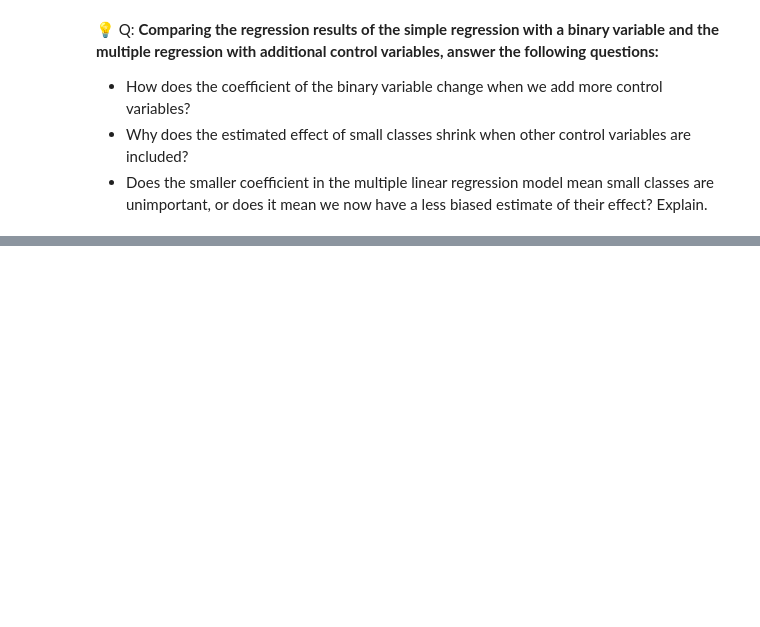
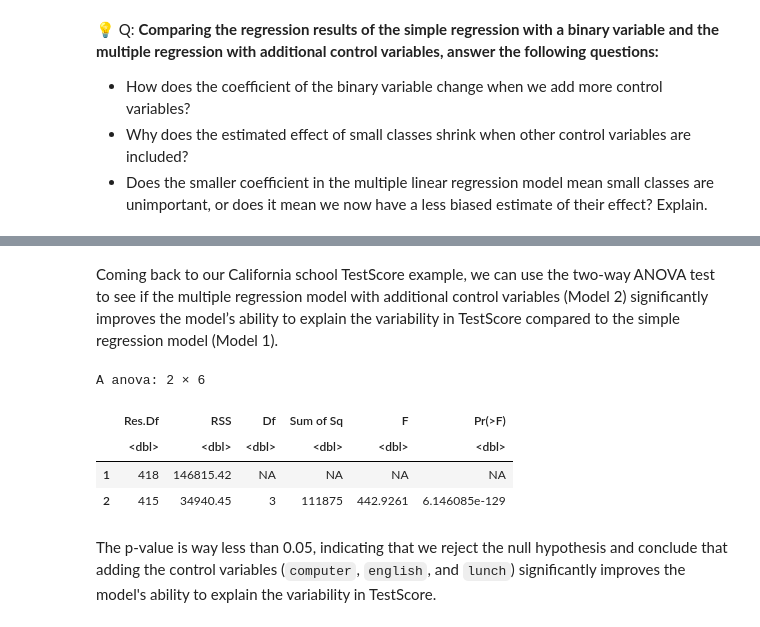
Before and after one commit to my1396/FIN5005-Fall2025, a Jupyter notebook: 07_Lab-2_dummy-variable.ipynb, the cells around one changed output, grey strips where cells are left out. Saved outputs shown, nothing was run; the diff lists cells and outputs as text; code cells hidden in the pictures; blank space fills up the shorter version.

```diff
--- a/07_Lab-2_dummy-variable.ipynb
+++ b/07_Lab-2_dummy-variable.ipynb
@@ -183,0 +307,13 @@ stargazer(dummy_model, dummy_model_mlr,
+# %% [markdown]
+Coming back to our California school TestScore example, we can use the two-way ANOVA test to see if the multiple regression model with additional control variables (Model 2) significantly improves the model’s ability to explain the variability in TestScore compared to the simple regression model (Model 1).
+# %%
+anova_result2 <- anova(dummy_model_slr, dummy_model_mlr)
+anova_result2
+# %% [output]
+A anova: 2 × 6
+|  | Res.Df | RSS | Df | Sum of Sq | F | Pr(>F) |
+|  | <dbl> | <dbl> | <dbl> | <dbl> | <dbl> | <dbl> |
+| 1 | 418 | 146815.42 | NA | NA | NA | NA |
+| 2 | 415 | 34940.45 | 3 | 111875 | 442.9261 | 6.146085e-129 |
+# %% [markdown]
+The p-value is way less than 0.05, indicating that we reject the null hypothesis and conclude that adding the control variables (`computer`, `english`, and `lunch`) significantly improves the model's ability to explain the variability in TestScore.
```
Also changed, not shown: parts of 13 cells of this notebook, 40 other files.
